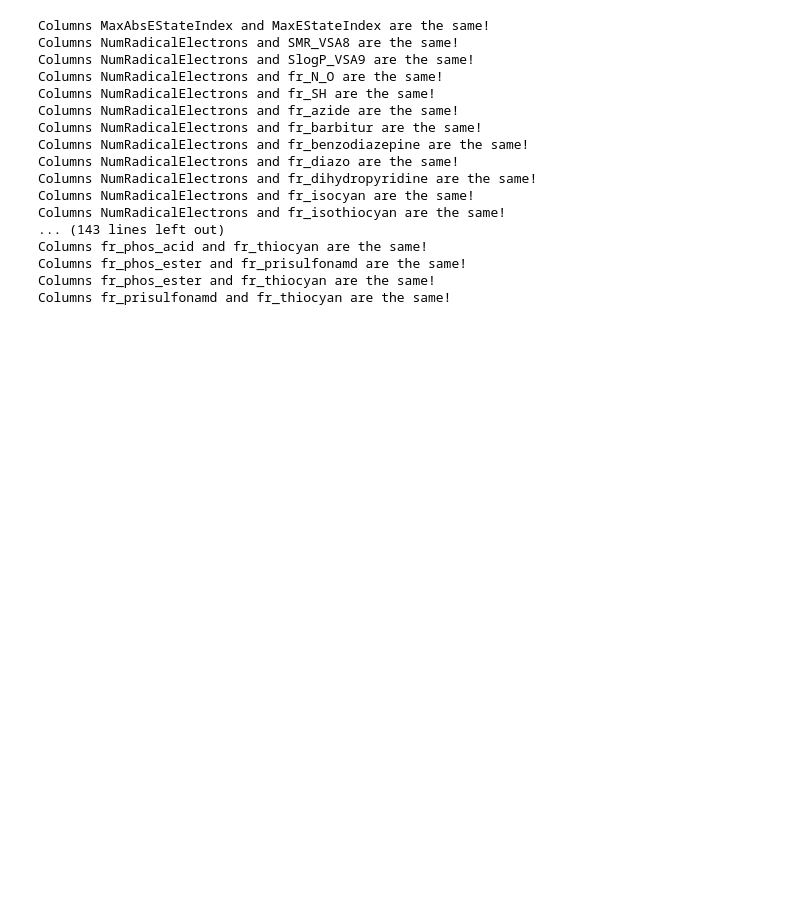
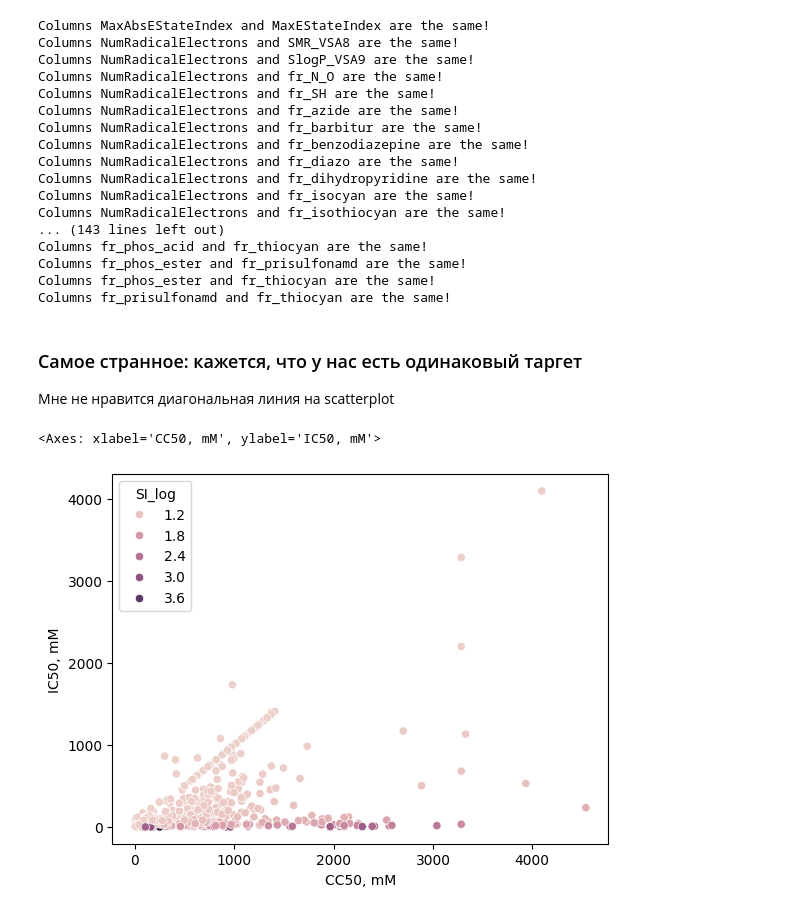
Before and after one commit to ksenofkv/hackathon, a Jupyter notebook: notebooks/EDA.ipynb, the cells around one changed output. Cells and saved outputs as stored; diff of their text form; code cells hidden in the pictures; blank space fills up the shorter version.

Commit message:
Добавила подозрительный scatterplot

```diff
--- a/notebooks/EDA.ipynb
+++ b/notebooks/EDA.ipynb
@@ -248,3 +245,14 @@ Columns fr_phos_acid and fr_thiocyan are the same!
 Columns fr_phos_ester and fr_prisulfonamd are the same!
 Columns fr_phos_ester and fr_thiocyan are the same!
 Columns fr_prisulfonamd and fr_thiocyan are the same!
+# %% [markdown]
+### Самое странное: кажется, что у нас есть одинаковый таргет
+
+Мне не нравится диагональная линия на scatterplot
+# %%
+tmp_data = train_data[["IC50, mM", "CC50, mM", "SI"]]
+tmp_data["SI_log"] = np.log10(10 + tmp_data["SI"])
+sns.scatterplot(y="IC50, mM", x="CC50, mM", data=tmp_data, hue="SI_log")
+# %% [output]
+<Axes: xlabel='CC50, mM', ylabel='IC50, mM'>
+[figure, added]
```
Also changed, not shown: parts of 1 cell of this notebook.
